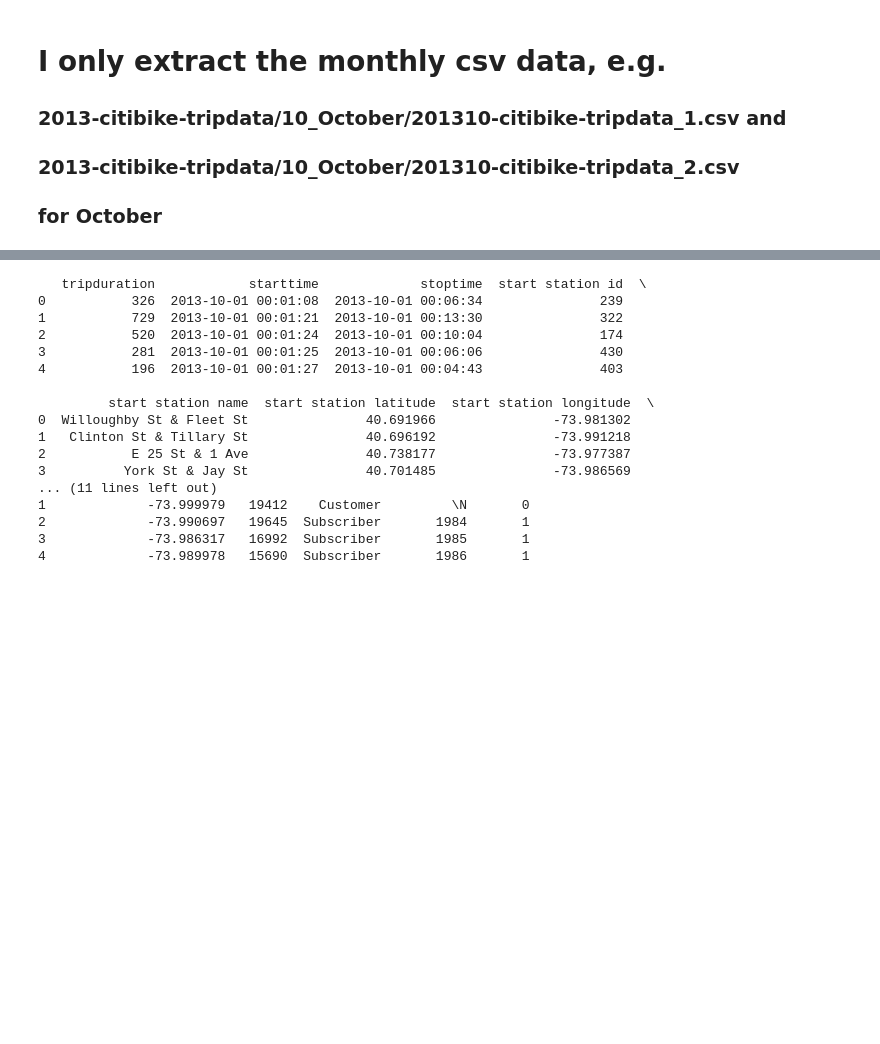
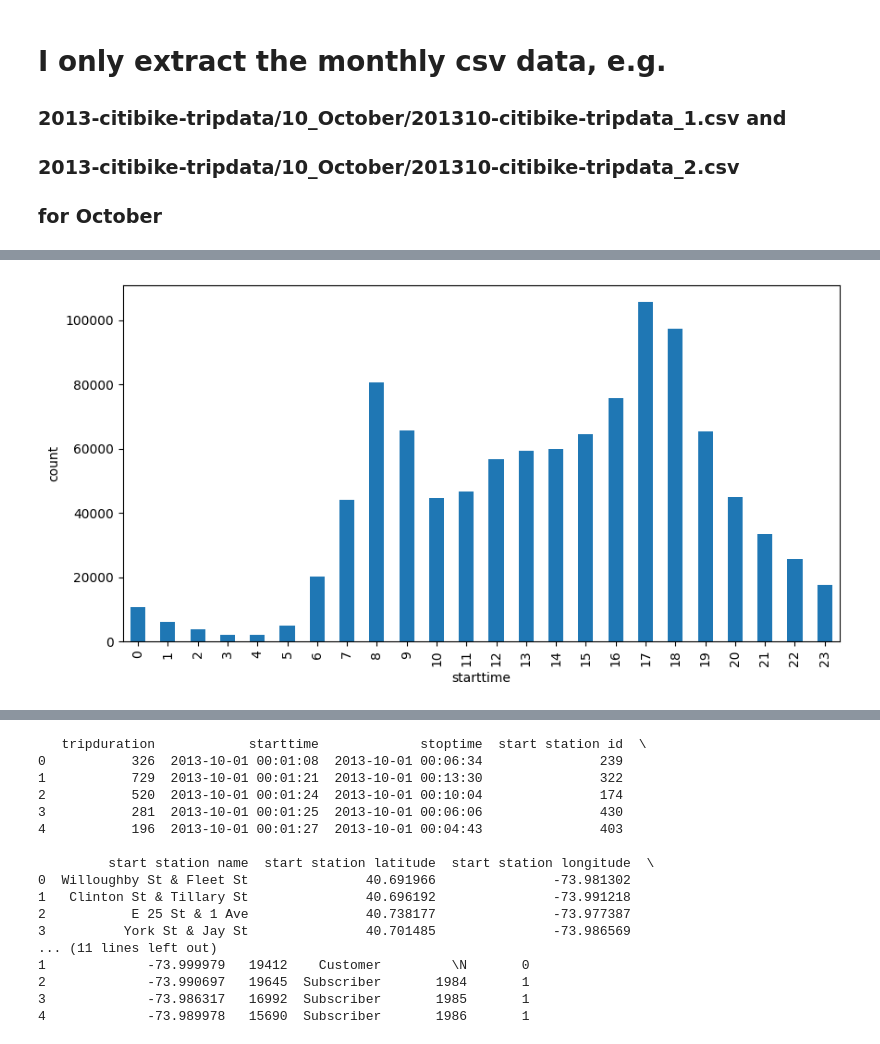
Before and after one commit to joris-de/coding-challenge-AXA, a Jupyter notebook: notebooks/Analysis.ipynb, the cells around one changed output, grey strips where cells are left out. Cells and saved outputs as stored; diff of their text form; code cells hidden in the pictures; blank space fills up the shorter version.

```diff
--- a/notebooks/Analysis.ipynb
+++ b/notebooks/Analysis.ipynb
@@ -121,0 +251,4 @@ data_from_s3 = load_zip_csv_url('tripdata', '2013-citibike-tripdata')
+# %%
+plot_triphour_month('2013', 'October', data_2013)
+# %% [output]
+[figure, added]
```
Also changed, not shown: parts of 18 cells of this notebook.
